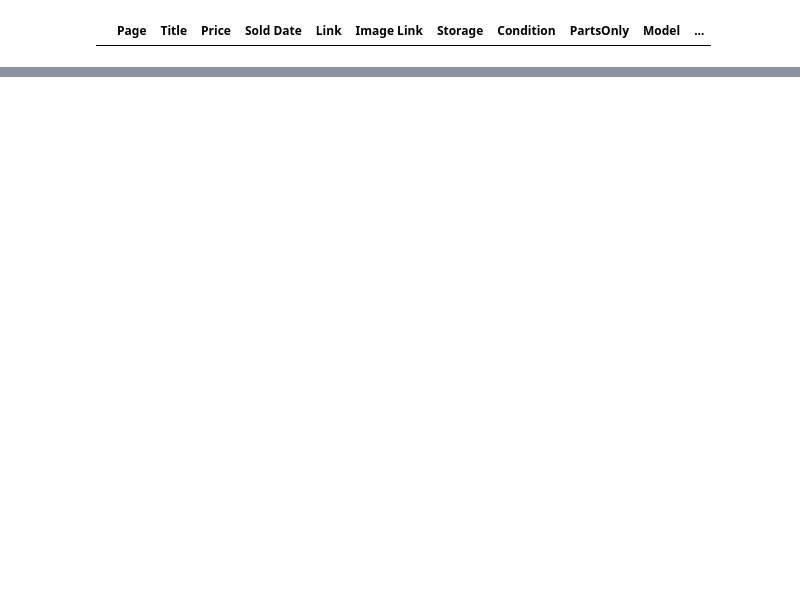
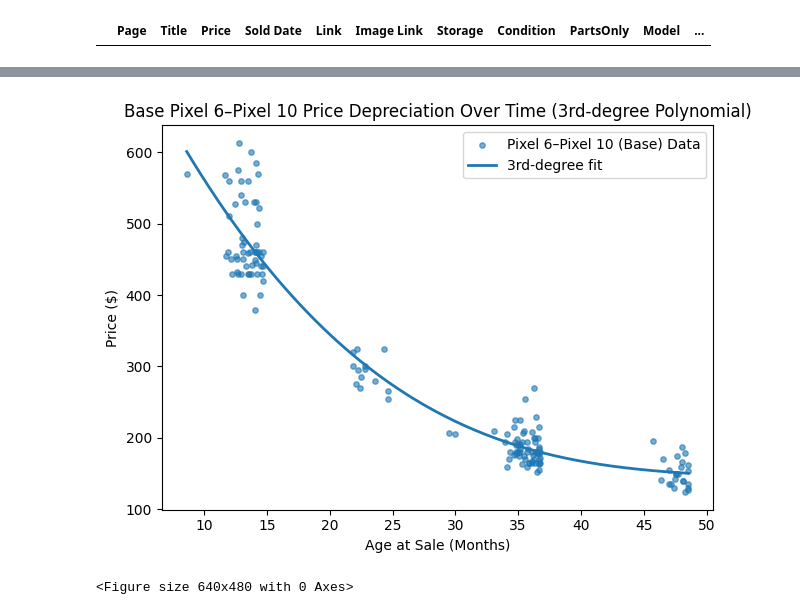
Before and after one commit to MengsrunNit/ebay-scrapping, a Jupyter notebook: Google Pixel/Pixel_Model/pixel_base/pixel_base.ipynb, the cells around one changed output, grey strips where cells are left out. Saved outputs shown, nothing was run; the diff lists cells and outputs as text; code cells hidden in the pictures; blank space fills up the shorter version.

```diff
--- a/Google Pixel/Pixel_Model/pixel_base/pixel_base.ipynb
+++ b/Google Pixel/Pixel_Model/pixel_base/pixel_base.ipynb
@@ -674,0 +386,43 @@ FileNotFoundError: Model file not found at /mnt/user-data/outputs/pixel_price_mo
+# %%
+from matplotlib import pyplot as plt
+import numpy as np
+import os
+
+# Make sure column names are clean
+data.rename(columns=str.strip, inplace=True)
+
+# Use clean columns
+x = data['Age_at_Sale']          # months since release
+y = data['Price_num']            # resale price $
+
+# Drop NaNs/infs before fitting
+m = np.isfinite(x) & np.isfinite(y)
+x = x[m].to_numpy()
+y = y[m].to_numpy()
+
+# Fit and build 3rd-degree polynomial
+degree = 3
+coeffs = np.polyfit(x, y, degree)
+poly_eq = np.poly1d(coeffs)
+
+# Smooth curve for the fit
+x_line = np.linspace(x.min(), x.max(), 200)
+y_line = poly_eq(x_line)
+
+# Plot scatter + fitted curve
+plt.scatter(x, y, s=15, alpha=0.6, label='Pixel 6–Pixel 10 (Base) Data')
+plt.plot(x_line, y_line, linewidth=2, label=f'{degree}rd-degree fit')
+
+plt.xlabel('Age at Sale (Months)')
+plt.ylabel('Price ($)')
+plt.title('Base Pixel 6–Pixel 10 Price Depreciation Over Time (3rd-degree Polynomial)')
+plt.legend()
+plt.tight_layout()
+plt.show()
+
+#save figure to output folder
+os.makedirs('output', exist_ok=True)
+plt.savefig('output/pixel_base_price_depreciation_polynomial_fit.png', dpi=300)
+# %% [output]
+[figure, added]
+<Figure size 640x480 with 0 Axes>
```
Also changed, not shown: parts of 6 cells of this notebook, 17 other files.
